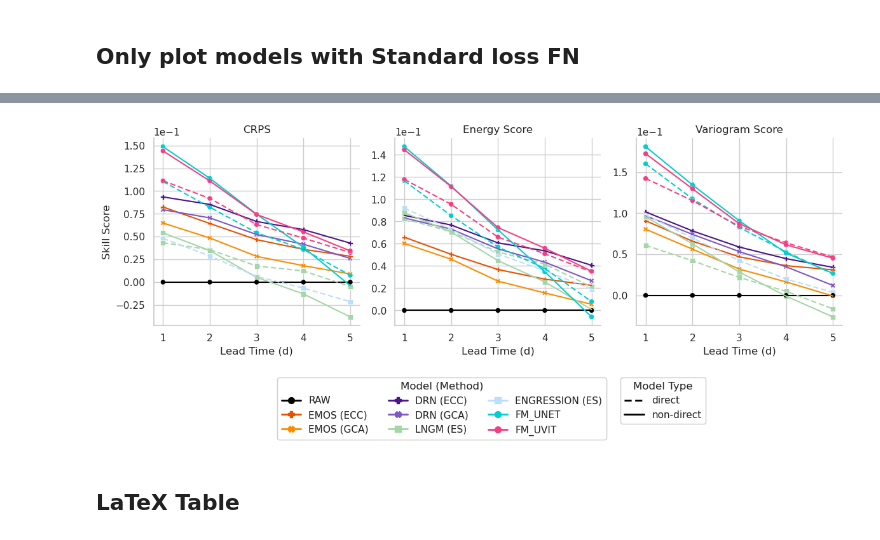
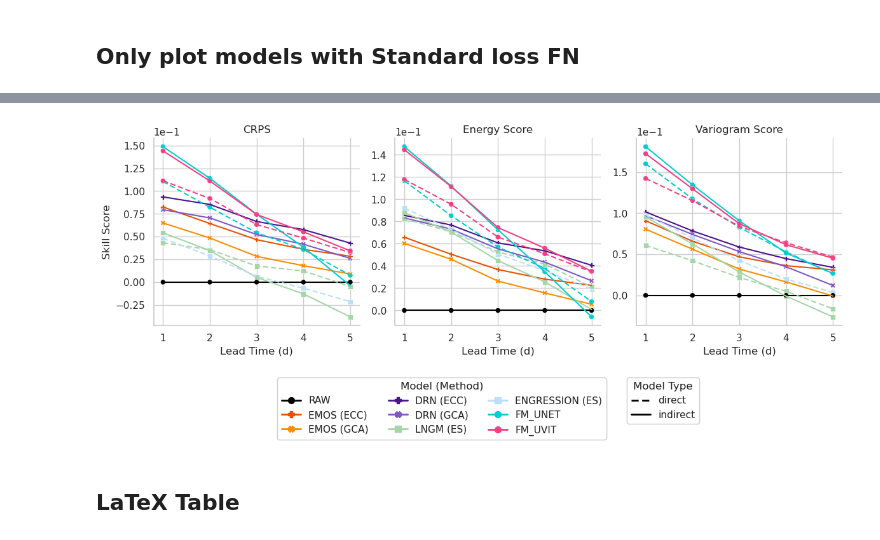
Before and after one commit to m-j-w-f/GenPP, a Jupyter notebook: src/genpp/plots/02plot_scores.ipynb, the cells around one changed output, grey strips where cells are left out. Drawn from its saved outputs; the diff is of its cells as text; code cells hidden in the pictures.

```diff
--- a/src/genpp/plots/02plot_scores.ipynb
+++ b/src/genpp/plots/02plot_scores.ipynb
@@ -194,7 +194,7 @@ df_plot = df.with_columns(
         # Keep line style semantic directly in the dataframe
         pl.when(pl.col("pred_method") == "direct")
         .then(pl.lit("direct"))
-        .otherwise(pl.lit("non-direct"))
+        .otherwise(pl.lit("indirect"))
         .alias("line_style"),
         # Convert timedelta to days for better readability
         (pl.col("timedelta").dt.total_days()).alias("days"),
@@ -539,8 +539,8 @@ for model_types in model_typess:
         hue_order=hue_order,
         palette=color_mapping_model_method,
         style="line_style",
-        style_order=["non-direct", "direct"],
-        dashes={"non-direct": "", "direct": (4, 2)},
+        style_order=["indirect", "direct"],
+        dashes={"indirect": "", "direct": (4, 2)},
         linewidth=1.5,
         legend=False,
     )
@@ -589,7 +589,7 @@ for model_types in model_typess:
     # Legend 2: Line style
     linestyle_handles = [
         Line2D([0], [0], color="black", linestyle=(0, (4, 2)), linewidth=2, label="direct"),
-        Line2D([0], [0], color="black", linestyle="-", linewidth=2, label="non-direct"),
+        Line2D([0], [0], color="black", linestyle="-", linewidth=2, label="indirect"),
     ]
     if model_types == model_typess[0]:
         spacing1 = (0.5, -0.02)
@@ -613,7 +613,7 @@ for model_types in model_typess:
 
         linestyle_legend = g.figure.legend(
             linestyle_handles,
-            ["direct", "non-direct"],
+            ["direct", "indirect"],
             title="Model Type",
             bbox_to_anchor=spacing2,
             loc="upper center",
@@ -741,8 +741,8 @@ g.map_dataframe(
     hue_order=hue_order,
     palette=color_mapping_model_method,
     style="line_style",
-    style_order=["non-direct", "direct"],
-    dashes={"non-direct": "", "direct": (4, 2)},
+    style_order=["indirect", "direct"],
+    dashes={"indirect": "", "direct": (4, 2)},
     linewidth=1.5,
     legend=False,
 )
@@ -789,37 +789,37 @@ combined_handles = [
 # Legend 2: Line style
 linestyle_handles = [
     Line2D([0], [0], color="black", linestyle=(0, (4, 2)), linewidth=2, label="direct"),
-    Line2D([0], [0], color="black", linestyle="-", linewidth=2, label="non-direct"),
+    Line2D([0], [0], color="black", linestyle="-", linewidth=2, label="indirect"),
 ]
 
 linestyle_legend = g.figure.legend(
     linestyle_handles,
-    ["direct", "non-direct"],
+    ["direct", "indirect"],
     title="Model Type",
     bbox_to_anchor=(0.75, -0.02),
     loc="upper center",
     ncol=1,
 )
 g.figure.add_artist(linestyle_legend)
 
 combined_legend = g.figure.legend(
     combined_handles,
     hue_order,
     title="Model (Method)",
     bbox_to_anchor=(0.46, -0.02),
     loc="upper center",
     ncol=3,
 )
 g.figure.add_artist(combined_legend)
 
 # g.figure.suptitle(f"{model_label} Model Performance Across Lead Times", fontsize=14, y=1.00)
 g.figure.tight_layout()
 g.figure.savefig(
     RESULTS_DIR / "results" / "wb2" / "model_comparison_skill.pdf",
     bbox_inches="tight",
 )
 # %% [output]
-[figure, old version]
+[figure, new version]
 # %% [markdown]
 ## LaTeX Table
 # %%
```
Also changed, not shown: parts of 2 cells of this notebook, 7 other files.
